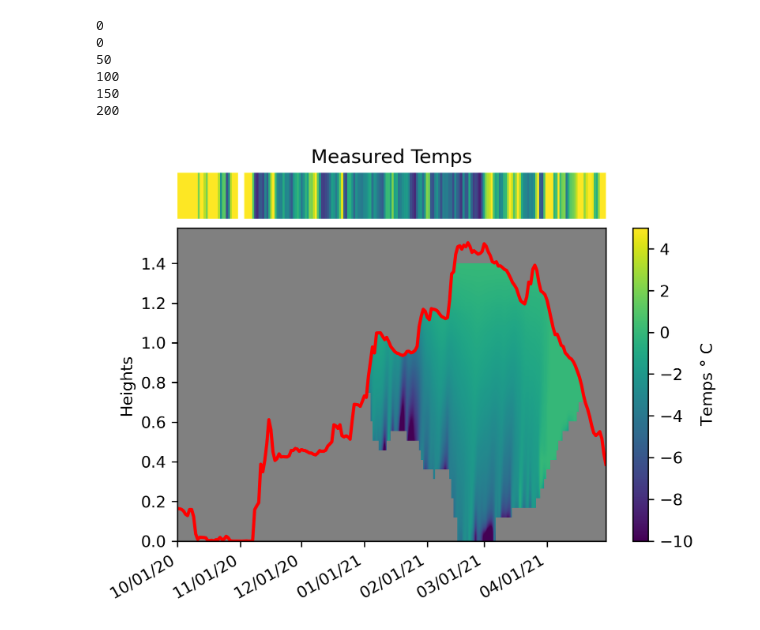
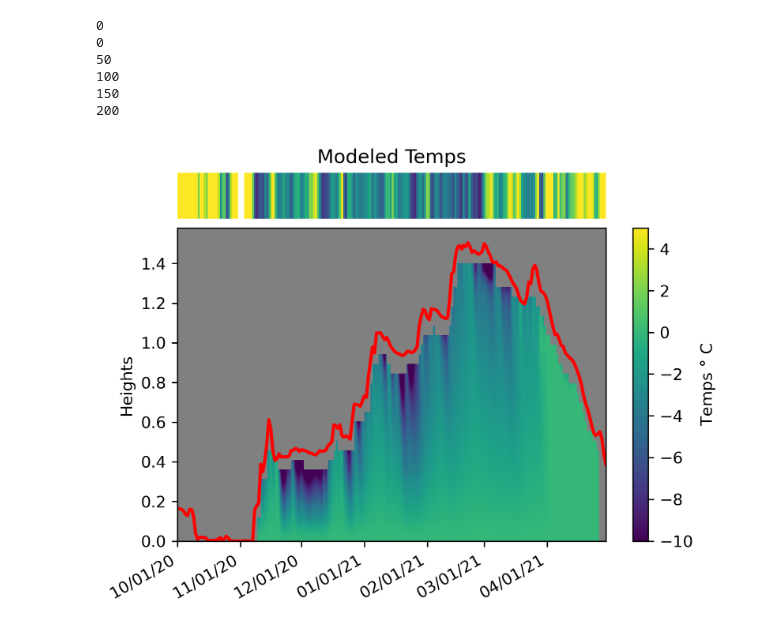
Before and after one commit to ZachHoppinen/temp, a Jupyter notebook: src/figures/daily_animation.ipynb, the cells around one changed output. Cells and saved outputs as stored; diff of their text form; code cells hidden in the pictures.

```diff
--- a/src/figures/daily_animation.ipynb
+++ b/src/figures/daily_animation.ipynb
@@ -49,4 +46,2 @@ anim.save(join(anim_dir, 'daily_meas.gif'))
 # %%
-df = pd.DataFrame()
 df = model.resample('D').mean()
-df.loc[:,'air_temp_1'] = meas.resample('D').mean().air_temp_1
@@ -59,12 +48,14 @@ plt.imshow(df[air_temp_cols].values, aspect='auto')
 # %%
-anim = animation.FuncAnimation(plt.figure(dpi = 300), animate, frames=len(df), fargs=(df,),
-                              interval=0.3, repeat_delay = 3)
-anim.save(join(anim_dir, 'daily_modeled.gif'))
+anim = animation.FuncAnimation(plt.figure(dpi = 300), animate, frames=len(df), fargs=(df,'Modeled Temps',),
+                              interval=1, repeat_delay = 3)
+
+
+anim.save(join(anim_dir, 'daily_modeled_1.gif'))
 # %% [output]
 0
 0
 50
 100
 150
 200
-[figure, old version]
+[figure, new version]
```
Also changed, not shown: parts of 3 cells of this notebook, 7 other files.
